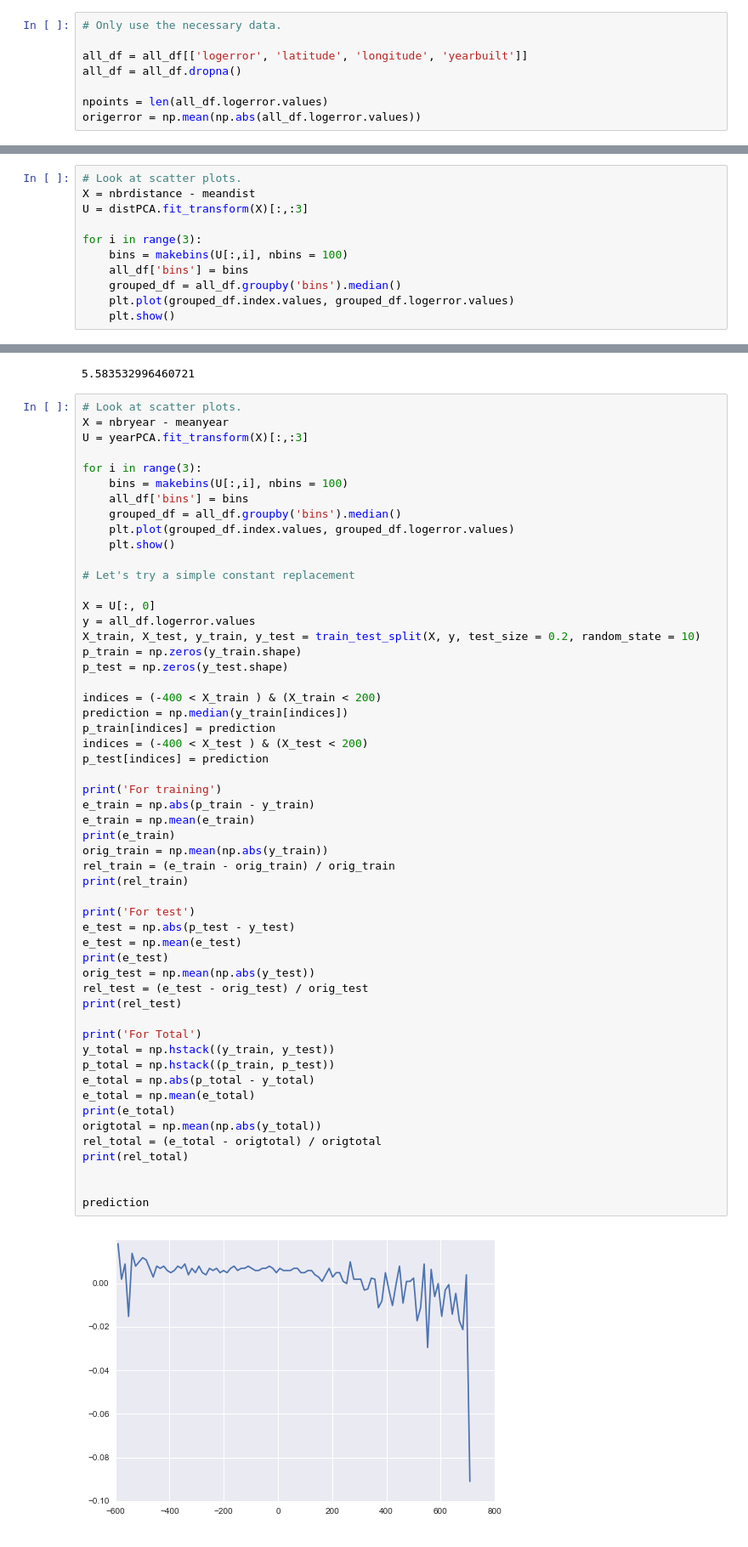
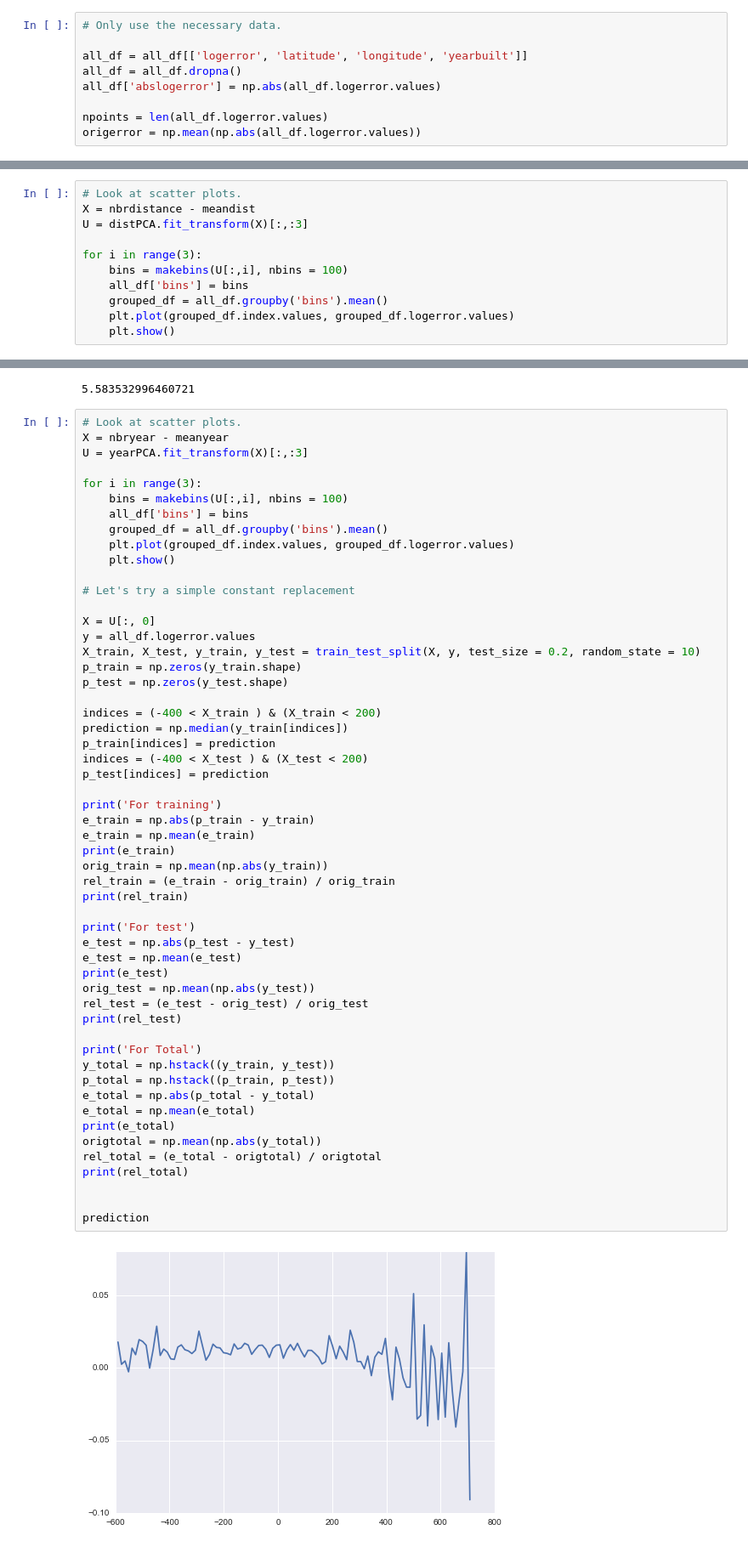
Before and after one commit to MatthewMcGonagle/KaggleZillow, a Jupyter notebook: DiffusionExploration2.ipynb, the cells around one changed output, grey strips where cells are left out. Shown at 85% size. Drawn from its saved outputs; the diff is of its cells as text.

```diff
--- a/DiffusionExploration2.ipynb
+++ b/DiffusionExploration2.ipynb
@@ -31,6 +31,7 @@ all_df = trainid_df.join(properties_df)
 
 all_df = all_df[['logerror', 'latitude', 'longitude', 'yearbuilt']]
 all_df = all_df.dropna()
+all_df['abslogerror'] = np.abs(all_df.logerror.values)
 
 npoints = len(all_df.logerror.values)
 origerror = np.mean(np.abs(all_df.logerror.values))
@@ -104,7 +105,7 @@ U = distPCA.fit_transform(X)[:,:3]
 for i in range(3):
     bins = makebins(U[:,i], nbins = 100)
     all_df['bins'] = bins
-    grouped_df = all_df.groupby('bins').median()
+    grouped_df = all_df.groupby('bins').mean()
     plt.plot(grouped_df.index.values, grouped_df.logerror.values)
     plt.show()
 # %% [output]
@@ -185,7 +186,7 @@ U = yearPCA.fit_transform(X)[:,:3]
 for i in range(3):
     bins = makebins(U[:,i], nbins = 100)
     all_df['bins'] = bins
-    grouped_df = all_df.groupby('bins').median()
+    grouped_df = all_df.groupby('bins').mean()
     plt.plot(grouped_df.index.values, grouped_df.logerror.values)
     plt.show()
 
@@ -205,31 +206,31 @@ p_test[indices] = prediction
 
 print('For training')
 e_train = np.abs(p_train - y_train)
 e_train = np.mean(e_train)
 print(e_train)
 orig_train = np.mean(np.abs(y_train))
 rel_train = (e_train - orig_train) / orig_train
 print(rel_train)
 
 print('For test')
 e_test = np.abs(p_test - y_test)
 e_test = np.mean(e_test)
 print(e_test)
 orig_test = np.mean(np.abs(y_test))
 rel_test = (e_test - orig_test) / orig_test
 print(rel_test)
 
 print('For Total')
 y_total = np.hstack((y_train, y_test))
 p_total = np.hstack((p_train, p_test))
 e_total = np.abs(p_total - y_total)
 e_total = np.mean(e_total)
 print(e_total)
 origtotal = np.mean(np.abs(y_total))
 rel_total = (e_total - origtotal) / origtotal
 print(rel_total)
 
 
 prediction
 # %% [output]
-[figure, old version]
+[figure, new version]
```
Also changed, not shown: parts of 7 cells of this notebook.
